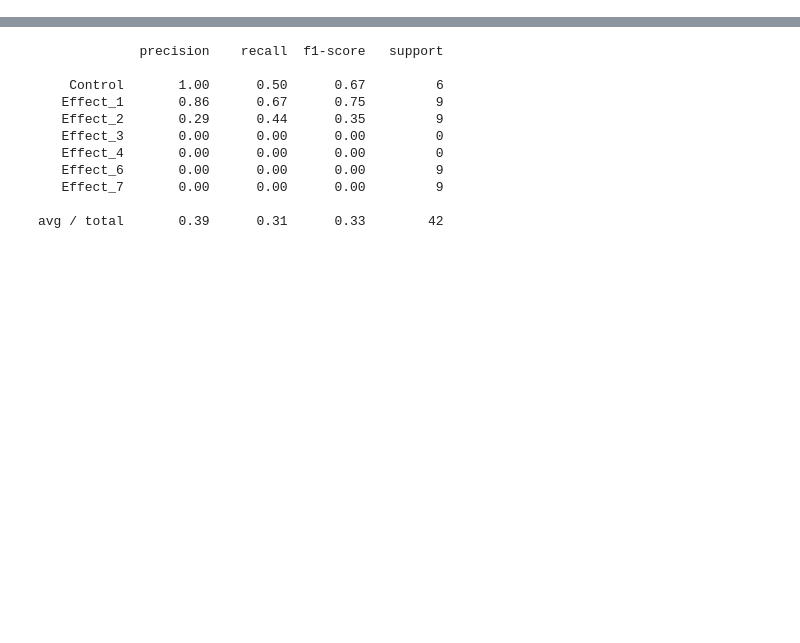
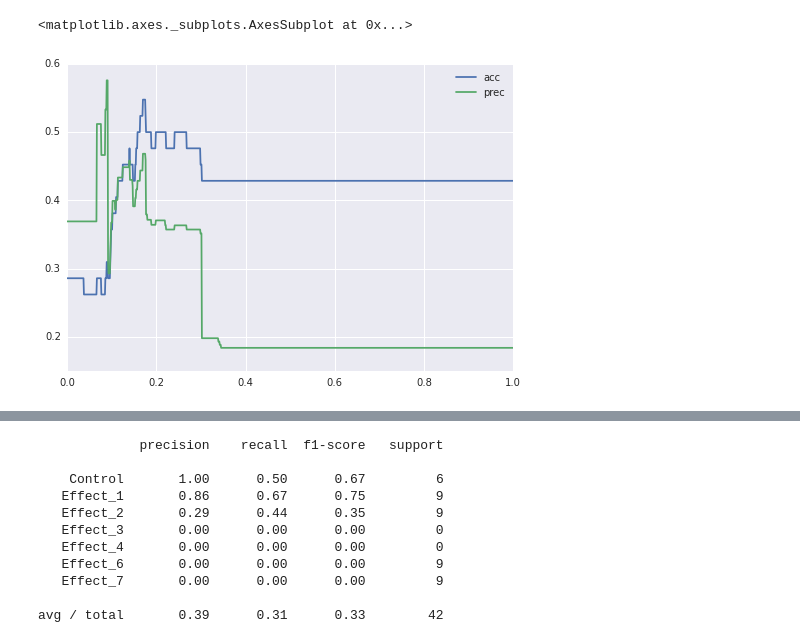
Before and after one commit to mzwiessele/MLPMMarchRetreat2016, a Jupyter notebook: py_notebooks/SVC.ipynb, the cells around one changed output, grey strips where cells are left out. Drawn from its saved outputs; the diff is of its cells as text; code cells hidden in the pictures; blank space fills up the shorter version.

```diff
--- a/py_notebooks/SVC.ipynb
+++ b/py_notebooks/SVC.ipynb
@@ -140,0 +196,19 @@ classification_report?
+# %%
+def predict_classes(prediction_probabilities, threshold):
+    import scipy
+    #sort = np.argsort(prediction_probabilities, 1).values[:, ::-1]
+    prediction = prediction_probabilities.idxmax(1)
+    score = prediction_probabilities.std(1)
+    prediction[score<threshold] = 'Unknown'
+    return prediction
+# %%
+thresholds = np.linspace(0,1,1000)
+accs = pd.DataFrame(columns=['acc', 'prec', 'recall'])
+for t in thresholds:
+    prediction = predict_classes(prediction_probabilities, t)
+    accs.loc[t] = [accuracy_score(test_labels_collected, prediction), precision_score(test_labels_collected, prediction), recall_score(test_labels_collected, prediction)]
+# %%
+accs.plot()
+# %% [output]
+<matplotlib.axes._subplots.AxesSubplot at 0x...>
+[figure, added]
```
Also changed, not shown: parts of 37 cells of this notebook, 3 other files.
